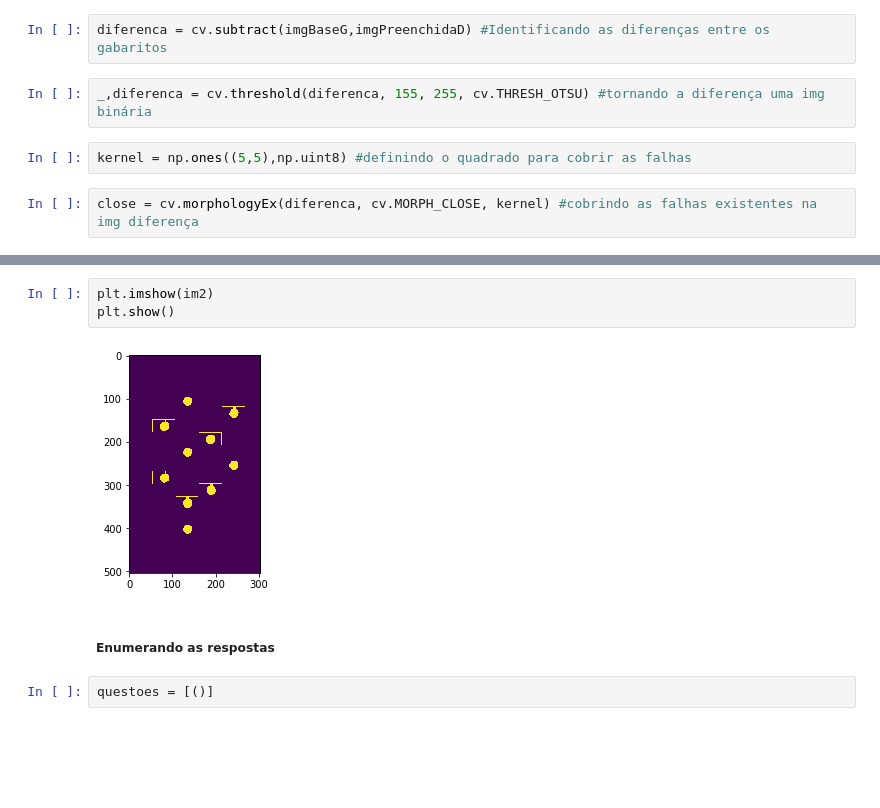
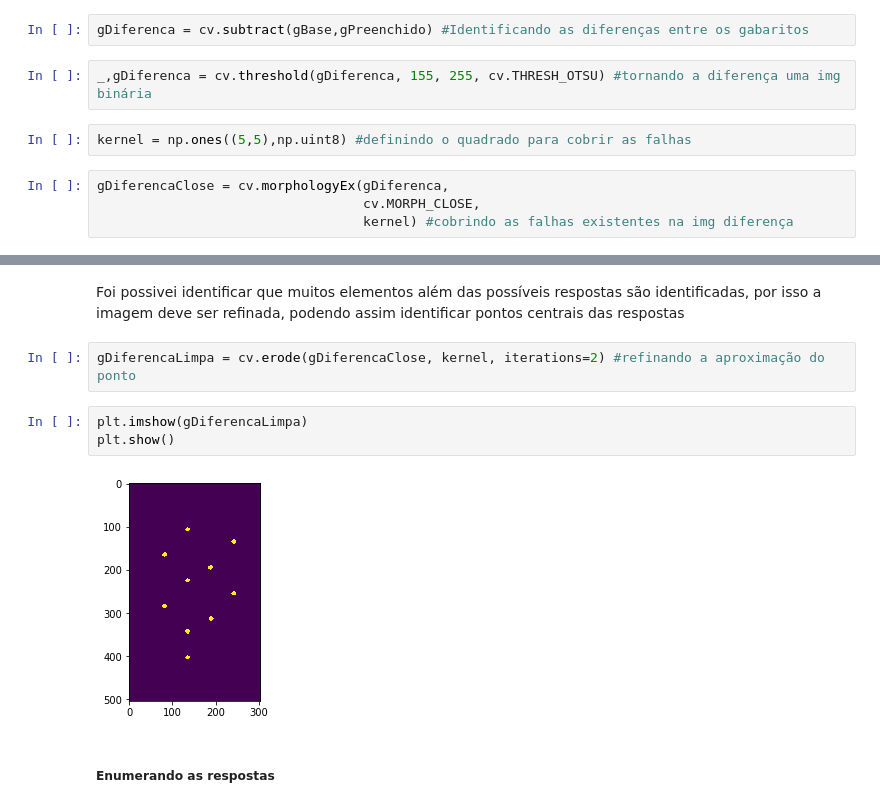
Before and after one commit to deliminha/reply-card, a Jupyter notebook: patterns-pictures.ipynb, the cells around one changed output, grey strips where cells are left out. Drawn from its saved outputs; the diff is of its cells as text; blank space fills up the shorter version.

```diff
--- a/patterns-pictures.ipynb
+++ b/patterns-pictures.ipynb
@@ -42,9 +31,11 @@ imgPreenchidaD = cv.cvtColor(gPreenchido,cv.COLOR_RGB2GRAY) #deixando o gabarito
 # %%
-diferenca = cv.subtract(imgBaseG,imgPreenchidaD) #Identificando as diferenças entre os gabaritos
+gDiferenca = cv.subtract(gBase,gPreenchido) #Identificando as diferenças entre os gabaritos
 # %%
-_,diferenca = cv.threshold(diferenca, 155, 255, cv.THRESH_OTSU) #tornando a diferença uma img binária
+_,gDiferenca = cv.threshold(gDiferenca, 155, 255, cv.THRESH_OTSU) #tornando a diferença uma img binária
 # %%
 kernel = np.ones((5,5),np.uint8) #definindo o quadrado para cobrir as falhas
 # %%
-close = cv.morphologyEx(diferenca, cv.MORPH_CLOSE, kernel) #cobrindo as falhas existentes na img diferença
+gDiferencaClose = cv.morphologyEx(gDiferenca,
+                                  cv.MORPH_CLOSE,
+                                  kernel) #cobrindo as falhas existentes na img diferença
 # %%
@@ -59,9 +95,11 @@ im2, cont, hier = cv.findContours(close, cv.RETR_EXTERNAL,cv.CHAIN_APPROX_NONE)
+# %% [markdown]
+Foi possivei identificar que muitos elementos além das possíveis respostas são identificadas, por isso a imagem deve ser refinada, podendo assim identificar pontos centrais das respostas
+# %%
+gDiferencaLimpa = cv.erode(gDiferencaClose, kernel, iterations=2) #refinando a aproximação do ponto
 # %%
-plt.imshow(im2)
+plt.imshow(gDiferencaLimpa)
 plt.show()
 # %% [output]
-[figure, old version]
+[figure, new version]
 # %% [markdown]
 ##### Enumerando as respostas
-# %%
-questoes = [()]
```
Also changed, not shown: parts of 17 cells of this notebook, 2 other files.
